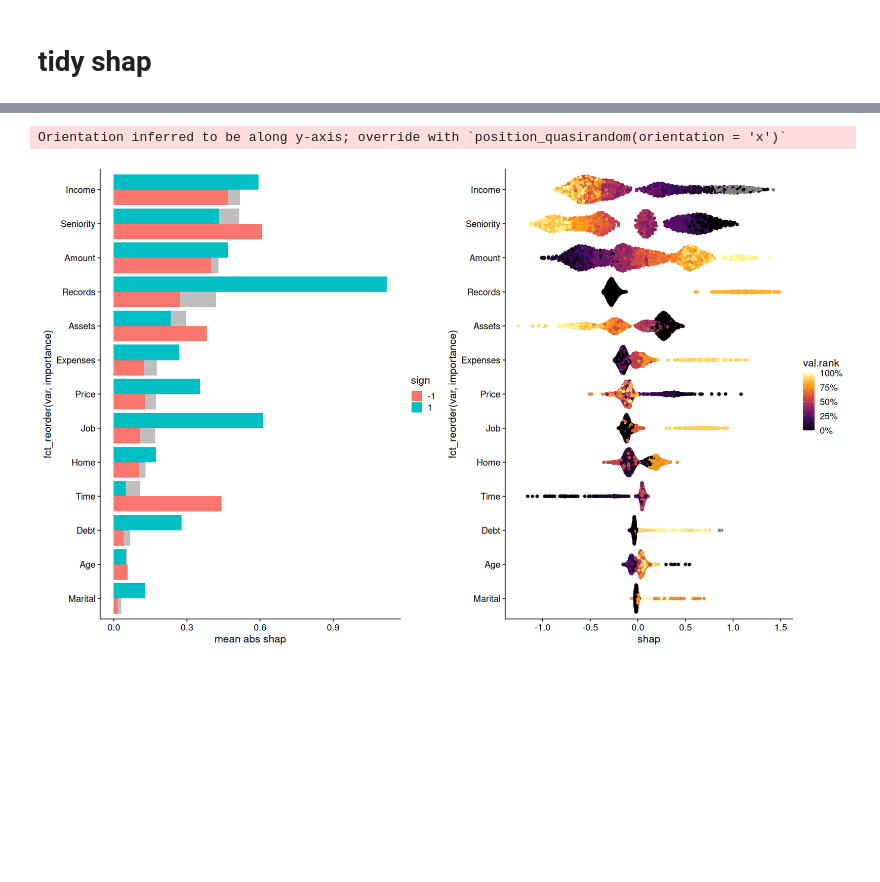
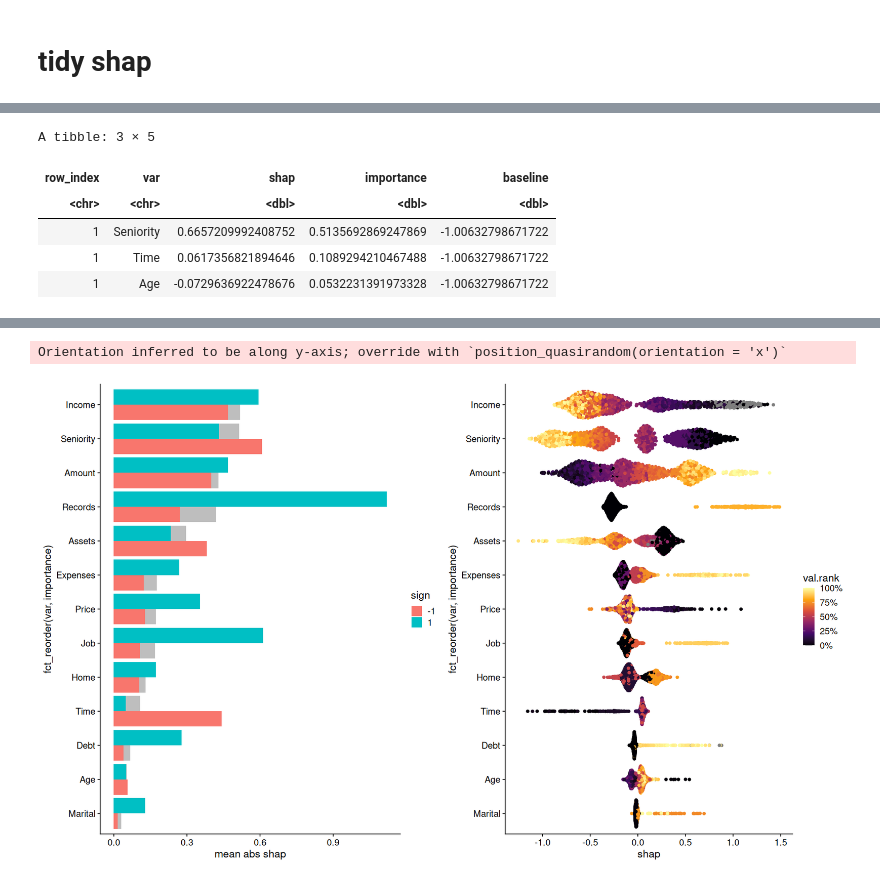
Before and after one commit to rvalieris/notebooks, a Jupyter notebook: src/methods/tidy_shap.ipynb, the cells around one changed output, grey strips where cells are left out. Drawn from its saved outputs; the diff is of its cells as text; code cells hidden in the pictures; blank space fills up the shorter version.

```diff
--- a/src/methods/tidy_shap.ipynb
+++ b/src/methods/tidy_shap.ipynb
@@ -164,0 +168,10 @@ tidy_shap <- function(shapviz.obj, include_values=FALSE, filter_values=NULL, tra
+# %%
+tidy_shap(sv) |>
+head(3)
+# %% [output]
+A tibble: 3 × 5
+| row_index | var | shap | importance | baseline |
+| <chr> | <chr> | <dbl> | <dbl> | <dbl> |
+| 1 | Seniority | 0.6657209992408752 | 0.5135692869247869 | -1.00632798671722 |
+| 1 | Time | 0.0617356821894646 | 0.1089294210467488 | -1.00632798671722 |
+| 1 | Age | -0.0729636922478676 | 0.0532231391973328 | -1.00632798671722 |
```
Also changed, not shown: parts of 13 cells of this notebook, 4 other files.
